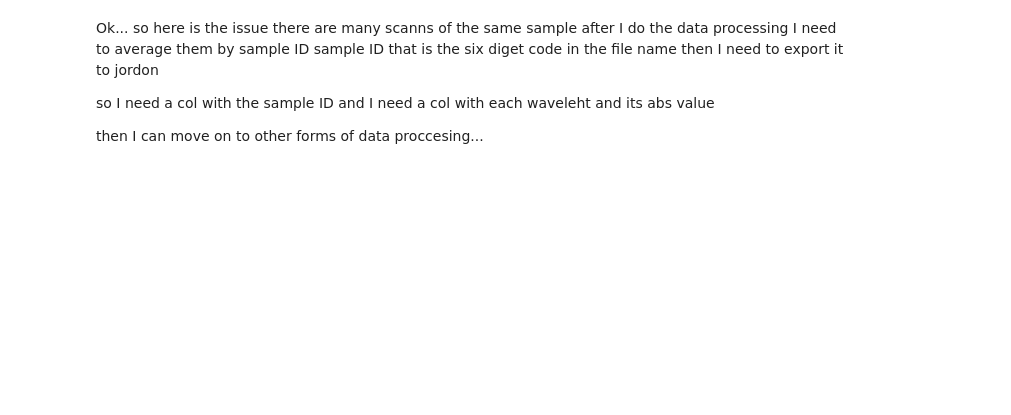
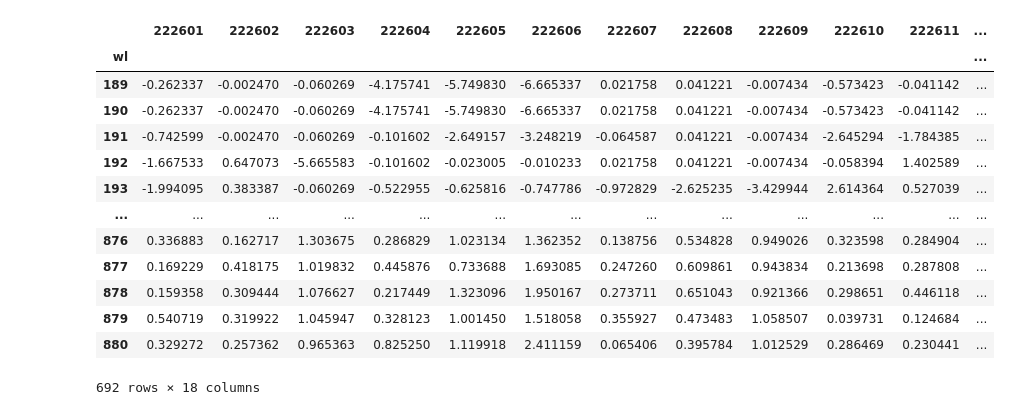
Before and after one commit to Hanna-the-explorer/NASA_Jupyter_Projects, a Jupyter notebook: DATA_Processing_codes/CDOM_DATA_PROCESS.ipynb, the cells around one changed output. Saved outputs shown, nothing was run; the diff lists cells and outputs as text; code cells hidden in the pictures; blank space fills up the shorter version.

```diff
--- a/DATA_Processing_codes/CDOM_DATA_PROCESS.ipynb
+++ b/DATA_Processing_codes/CDOM_DATA_PROCESS.ipynb
@@ -72,4 +105,19 @@ GET_CDOM_DATA('../../../CDOM_DATA/BLU22/BC_ABS_BLU22_2226_GB/222601_Absorbance__
 # %%
+#MAKE IT ALL IN ONE EASY TO USE DATA FRAME
+#this makes a new data frame there all the columns are the scanns and the rows are the wavelths
+frames = []
+#fig, ax = plt.subplots(figsize=(10,8))
 for f in files:
-    df = GET_CDOM_DATA(f)
-    ID = f.split("\\")[-1][0:-4]
+    df = GET_CDOM_DATA(f) # runs the processing function
+    ID = f.split("/")[5][21:-4] #takes junk out of the file name to make a single ID
+    df = df.rename(columns={'abs': ID}) # renames the abs col to the new id
+    df = df.set_index('wl', drop=True) # makes the wl the new index, aka the rows
+    #df.plot(label='', ax=ax)
+    frames.append(df) # adds the new col from each scan to a part of frames
+
+df = pd.concat(frames, axis=1, ignore_index=False) # adds all the things in the frame together to make a new df
+df
+
+#ax.set_ylim(-.1,2)
+#ax.set_xlim(260,700)
+#ax.legend().remove()
@@ -76,11 +139,25 @@ for f in files:
-# %% [markdown]
-Ok... so here is the issue
-there are many scanns of the same sample
-after I do the data processing I need to average them by sample ID
-sample ID that is the six diget code in the file name
-then I need to export it to jordon
-
-so I need a col with the sample ID
-and I need a col with each waveleht and its abs value
-
-then I can move on to other forms of data proccesing...
+# %%
+#HERE WE ARE GOING TO AVERAGE THE SCANNS TO GET A FINAL VALUE FOR EACH WAVELENTH
+#this filters eveything by all that have the work 'Absorbance' with anything after it
+#and turns it into a new object
+d = df.filter(regex='Absorbance*', axis=1)
+#this splits the column names by
+names = d.columns.str.rsplit('_', n=5).str[0]
+#this part groups evethign by the sample ID that we have in names then avarages all scanns regardless of how many there are
+df = d.groupby(names, axis=1).mean()
+df
+# %% [output]
+|  | 222601 | 222602 | 222603 | 222604 | 222605 | 222606 | 222607 | 222608 | 222609 | 222610 | 222611 | ... |
+| wl |  |  |  |  |  |  |  |  |  |  |  | ... |
+| 189 | -0.262337 | -0.002470 | -0.060269 | -4.175741 | -5.749830 | -6.665337 | 0.021758 | 0.041221 | -0.007434 | -0.573423 | -0.041142 | ... |
+| 190 | -0.262337 | -0.002470 | -0.060269 | -4.175741 | -5.749830 | -6.665337 | 0.021758 | 0.041221 | -0.007434 | -0.573423 | -0.041142 | ... |
+| 191 | -0.742599 | -0.002470 | -0.060269 | -0.101602 | -2.649157 | -3.248219 | -0.064587 | 0.041221 | -0.007434 | -2.645294 | -1.784385 | ... |
+| 192 | -1.667533 | 0.647073 | -5.665583 | -0.101602 | -0.023005 | -0.010233 | 0.021758 | 0.041221 | -0.007434 | -0.058394 | 1.402589 | ... |
+| 193 | -1.994095 | 0.383387 | -0.060269 | -0.522955 | -0.625816 | -0.747786 | -0.972829 | -2.625235 | -3.429944 | 2.614364 | 0.527039 | ... |
+| ... | ... | ... | ... | ... | ... | ... | ... | ... | ... | ... | ... | ... |
+| 876 | 0.336883 | 0.162717 | 1.303675 | 0.286829 | 1.023134 | 1.362352 | 0.138756 | 0.534828 | 0.949026 | 0.323598 | 0.284904 | ... |
+| 877 | 0.169229 | 0.418175 | 1.019832 | 0.445876 | 0.733688 | 1.693085 | 0.247260 | 0.609861 | 0.943834 | 0.213698 | 0.287808 | ... |
+| 878 | 0.159358 | 0.309444 | 1.076627 | 0.217449 | 1.323096 | 1.950167 | 0.273711 | 0.651043 | 0.921366 | 0.298651 | 0.446118 | ... |
+| 879 | 0.540719 | 0.319922 | 1.045947 | 0.328123 | 1.001450 | 1.518058 | 0.355927 | 0.473483 | 1.058507 | 0.039731 | 0.124684 | ... |
+| 880 | 0.329272 | 0.257362 | 0.965363 | 0.825250 | 1.119918 | 2.411159 | 0.065406 | 0.395784 | 1.012529 | 0.286469 | 0.230441 | ... |
+692 rows × 18 columns
```
Also changed, not shown: parts of 10 cells of this notebook.
